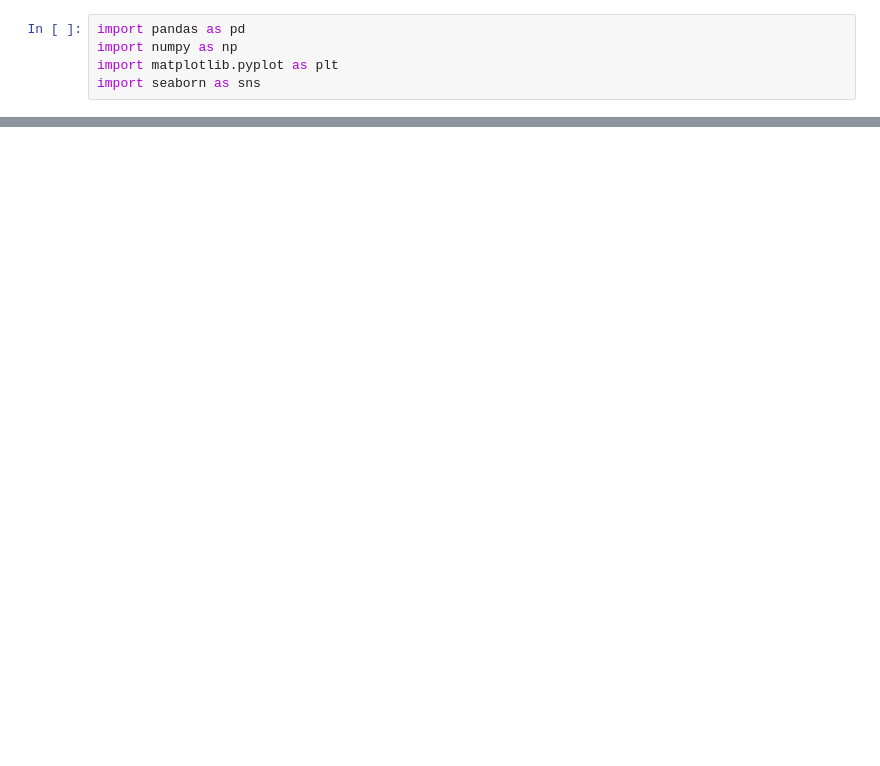
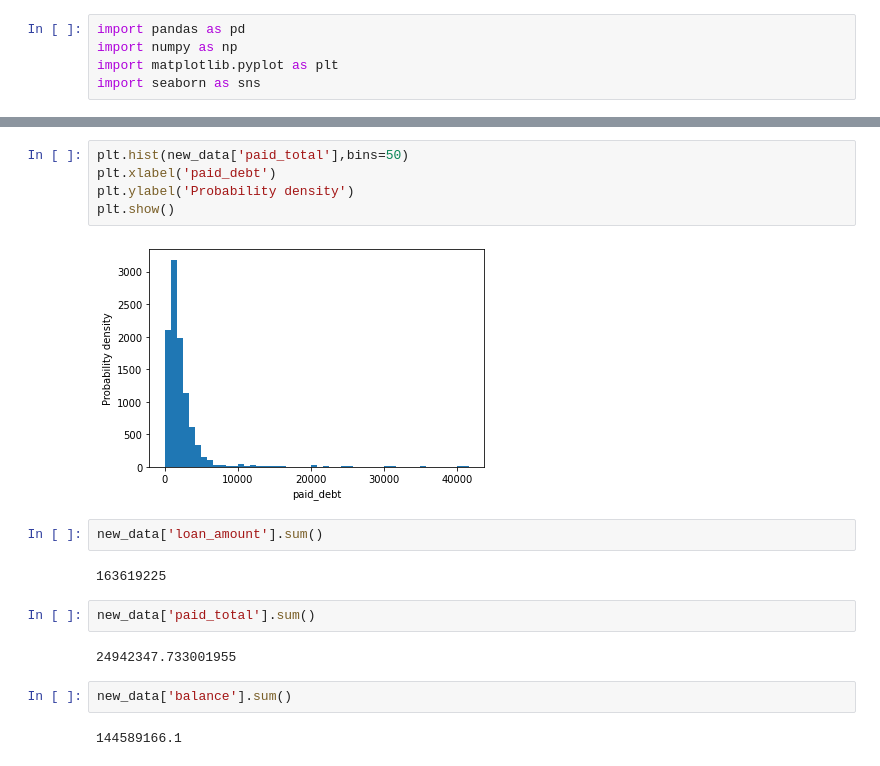
Before and after one commit to Hiteshhegde/loan_def, a Jupyter notebook: Loan_data.ipynb, the cells around one changed output, grey strips where cells are left out. Drawn from its saved outputs; the diff is of its cells as text; blank space fills up the shorter version.

```diff
--- a/Loan_data.ipynb
+++ b/Loan_data.ipynb
@@ -26,0 +124,19 @@ Index(['emp_title', 'emp_length', 'state', 'homeownership', 'annual_income',
+# %%
+plt.hist(new_data['paid_total'],bins=50)
+plt.xlabel('paid_debt')
+plt.ylabel('Probability density')
+plt.show()
+# %% [output]
+[figure, added]
+# %%
+new_data['loan_amount'].sum()
+# %% [output]
+163619225
+# %%
+new_data['paid_total'].sum()
+# %% [output]
+24942347.733001955
+# %%
+new_data['balance'].sum()
+# %% [output]
+144589166.1
```
Also changed, not shown: parts of 17 cells of this notebook, 2 other files.
